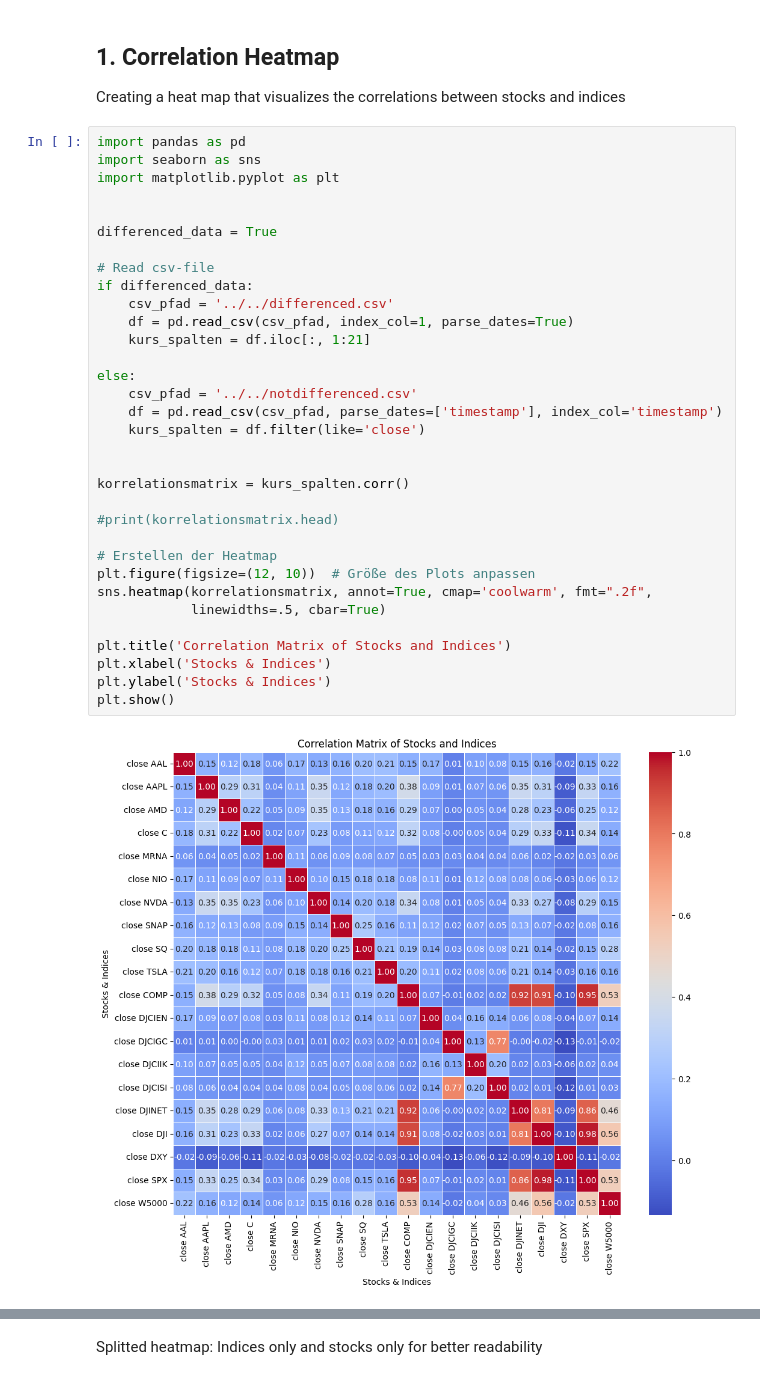
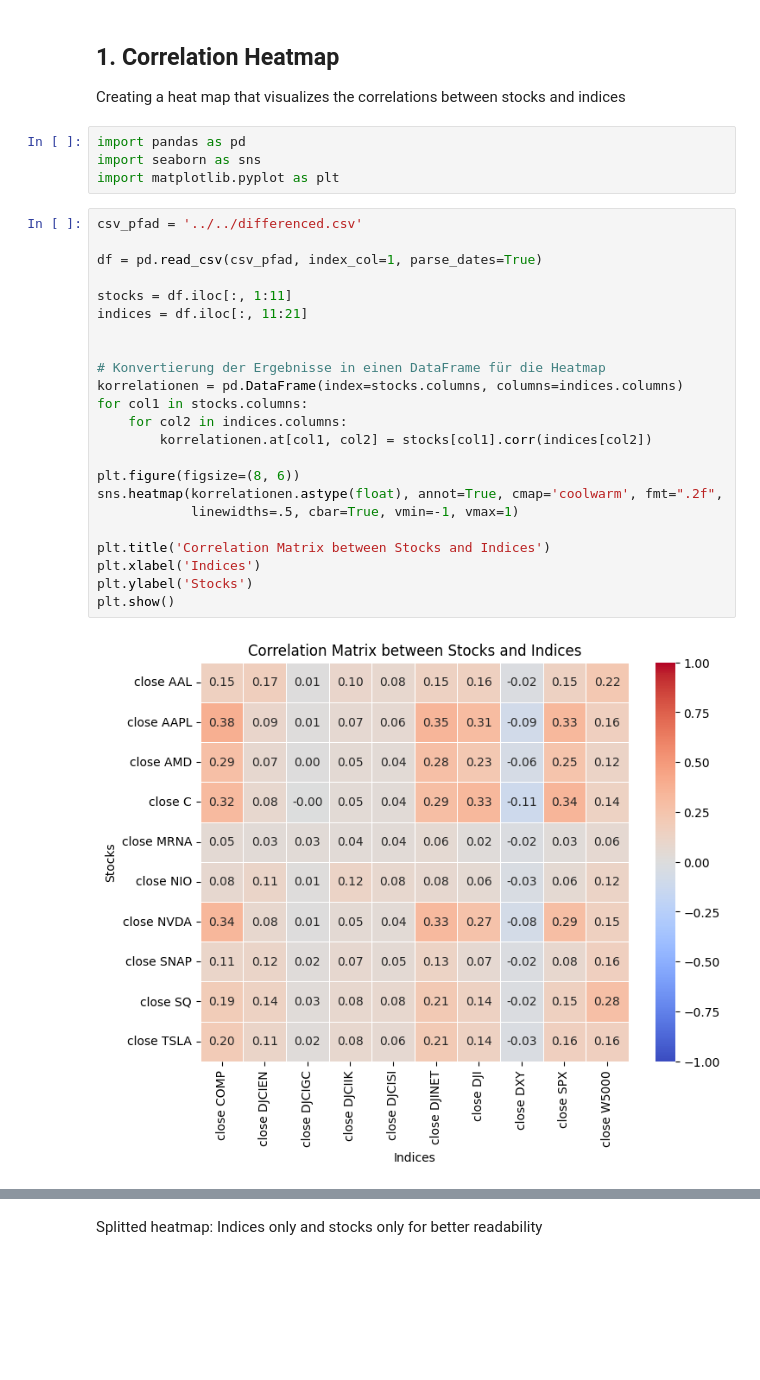
Before and after one commit to Djauschan/Deep_Learning_Projekt_FH_Wedel, a Jupyter notebook: transformer/src_transformers/preprocessing/data_analysis.ipynb, the cells around one changed output, grey strips where cells are left out. Saved outputs shown, nothing was run; the diff lists cells and outputs as text; blank space fills up the shorter version.

Commit message:
Correlation Heatmaps

```diff
--- a/transformer/src_transformers/preprocessing/data_analysis.ipynb
+++ b/transformer/src_transformers/preprocessing/data_analysis.ipynb
@@ -4,38 +4,32 @@
 ## 1. Correlation Heatmap
 
 Creating a heat map that visualizes the correlations between stocks and indices
+# %%
+import pandas as pd
+import seaborn as sns
+import matplotlib.pyplot as plt
 # %%
-import pandas as pd
-import seaborn as sns
-import matplotlib.pyplot as plt
+csv_pfad = '../../differenced.csv'
+
+df = pd.read_csv(csv_pfad, index_col=1, parse_dates=True)
+
+stocks = df.iloc[:, 1:11]
+indices = df.iloc[:, 11:21]
 
 
-differenced_data = True
+# Konvertierung der Ergebnisse in einen DataFrame für die Heatmap
+korrelationen = pd.DataFrame(index=stocks.columns, columns=indices.columns)
+for col1 in stocks.columns:
+    for col2 in indices.columns:
+        korrelationen.at[col1, col2] = stocks[col1].corr(indices[col2])
 
-# Read csv-file
-if differenced_data:
-    csv_pfad = '../../differenced.csv'
-    df = pd.read_csv(csv_pfad, index_col=1, parse_dates=True)
-    kurs_spalten = df.iloc[:, 1:21]
+plt.figure(figsize=(8, 6))
+sns.heatmap(korrelationen.astype(float), annot=True, cmap='coolwarm', fmt=".2f",
+            linewidths=.5, cbar=True, vmin=-1, vmax=1)
 
-else:
-    csv_pfad = '../../notdifferenced.csv'
-    df = pd.read_csv(csv_pfad, parse_dates=['timestamp'], index_col='timestamp')
-    kurs_spalten = df.filter(like='close')
-
-
-korrelationsmatrix = kurs_spalten.corr()
-
-#print(korrelationsmatrix.head)
-
-# Erstellen der Heatmap
-plt.figure(figsize=(12, 10))  # Größe des Plots anpassen
-sns.heatmap(korrelationsmatrix, annot=True, cmap='coolwarm', fmt=".2f",
-            linewidths=.5, cbar=True)
-
-plt.title('Correlation Matrix of Stocks and Indices')
-plt.xlabel('Stocks & Indices')
-plt.ylabel('Stocks & Indices')
+plt.title('Correlation Matrix between Stocks and Indices')
+plt.xlabel('Indices')
+plt.ylabel('Stocks')
 plt.show()
 # %% [output]
-[figure, old version]
+[figure, new version]
```
Also changed, not shown: parts of 4 cells of this notebook.
